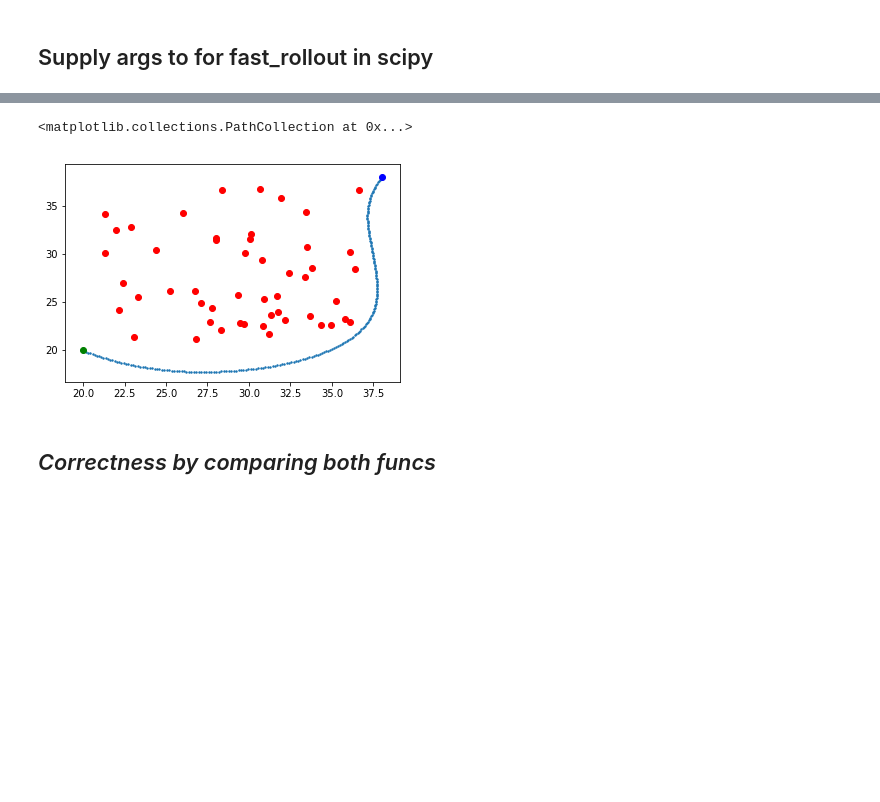
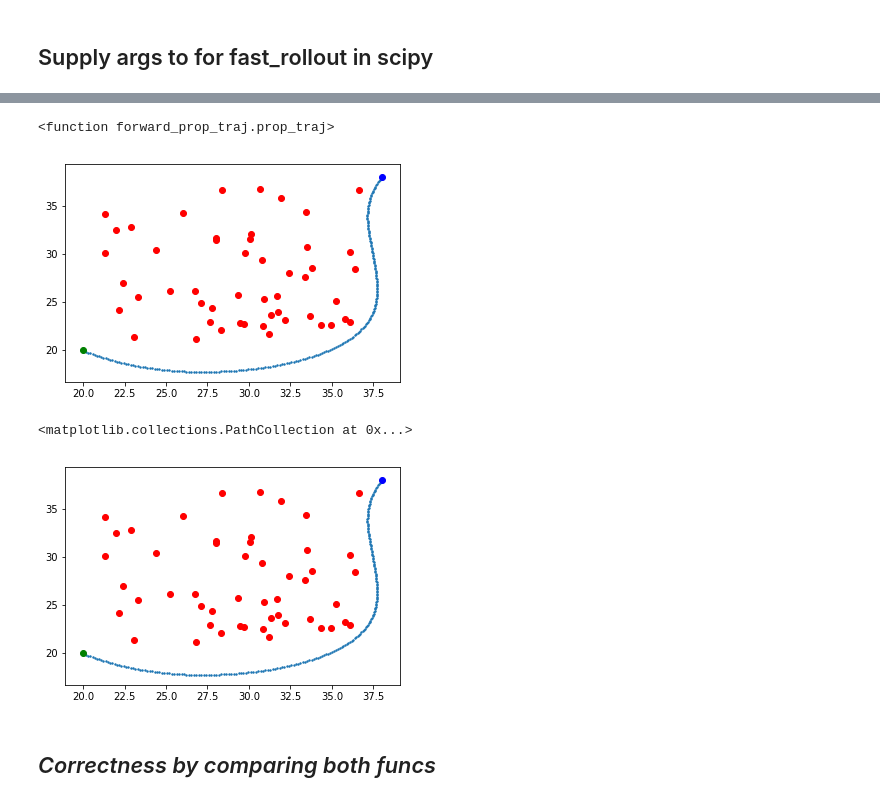
Before and after one commit to soraxas/time-to-collision, a Jupyter notebook: TTC-Prob.ipynb, the cells around one changed output, grey strips where cells are left out. Cells and saved outputs as stored; diff of their text form; code cells hidden in the pictures; blank space fills up the shorter version.

```diff
--- a/TTC-Prob.ipynb
+++ b/TTC-Prob.ipynb
@@ -175,11 +175,12 @@ end_point=np.array([20.,20.])
 cur_point=copy.copy(start_point)
 pos_list=[]
 vel_list=[]
-cur_con=copy.copy(single_con)
+single_con=np.array([1.5, 0.])
 for i in range(0,200):
     pos_list.append(copy.copy(cur_point))
     res=minimize(rollout,cur_con,method='slsqp',args=(cur_point),bounds=LinBounds,options={'ftol':0.1})
-    cur_con=copy.copy(res.x)
+#     cur_con=copy.copy(res.x)
+    cur_con=res.x
     next_point=integrate_next_step(cur_point,cur_con)
     cur_point=next_point
     vel_list.append(cur_con)
@@ -293,0 +1329,10 @@ Wall time: 129 ms
+# %%
+%%timeit
+pos_list, vel_list = bb(
+    start_point=start_point,
+    end_point=end_point,
+    start_con=cur_con,
+    n=200,
+    LinBounds=LinBounds,
+    obs_np=obs_np,
+ )
@@ -293,0 +1341,11 @@ Wall time: 129 ms
+# %%
+%%timeit
+# r = a(
+r = forward_prop_traj.prop_traj(
+    start_point=start_point,
+    end_point=end_point,
+    start_con=cur_con,
+    n=200,
+    LinBounds=LinBounds,
+    obs_np=obs_np,
+ )
@@ -294,11 +1354,32 @@ Wall time: 129 ms
+# %%
+import forward_prop_traj
+forward_prop_traj.prop_traj
+# %% [output]
+<function forward_prop_traj.prop_traj>
 # %%
+
+
+pos_np=np.array(pos_list)
+vel_np=np.array(vel_list)
+
 pl.scatter(pos_np[:,0],pos_np[:,1],s=2)
 pl.scatter(random_x,random_y,c='r')
 pl.scatter(start_point[0],start_point[1],c='b')
 pl.scatter(end_point[0],end_point[1],c='g')
+pl.show()
+
+pos_np = np.array(r[0])
+vel_np = np.array(r[1])
+
+
+pl.scatter(pos_np[:,0],pos_np[:,1],s=2)
+pl.scatter(random_x,random_y,c='r')
+pl.scatter(start_point[0],start_point[1],c='b')
+pl.scatter(end_point[0],end_point[1],c='g')
 # %% [output]
+[figure]
 <matplotlib.collections.PathCollection at 0x...>
-[figure]
+[figure, added]
 # %% [markdown]
 ## *Correctness by comparing both funcs*
 # %%
```
Also changed, not shown: parts of 15 cells of this notebook, 3 other files.
